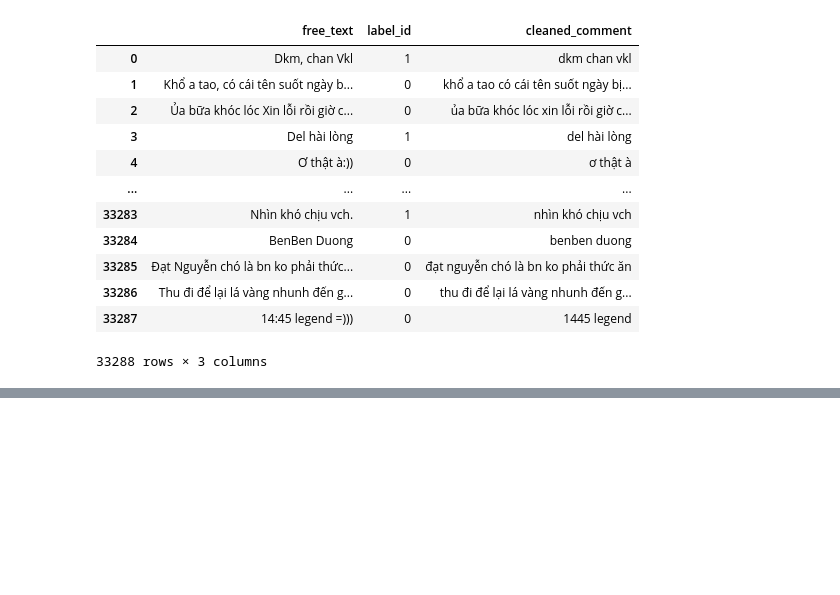
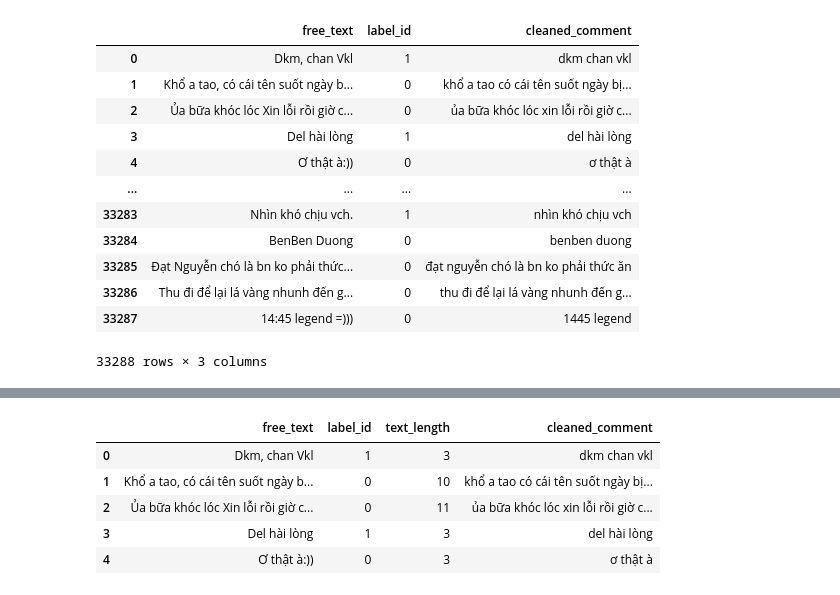
Before and after one commit to DuyMinhDo/Vietnamese-Hate-Speech-Detection, a Jupyter notebook: notebooks/EDA.ipynb, the cells around one changed output, grey strips where cells are left out. Saved outputs shown, nothing was run; the diff lists cells and outputs as text; code cells hidden in the pictures; blank space fills up the shorter version.

```diff
--- a/notebooks/EDA.ipynb
+++ b/notebooks/EDA.ipynb
@@ -523,0 +537,9 @@ train_balanced[['free_text', 'label_id', 'cleaned_comment']]
+# %%
+train_df.head()
+# %% [output]
+|  | free_text | label_id | text_length | cleaned_comment |
+| 0 | Dkm, chan Vkl | 1 | 3 | dkm chan vkl |
+| 1 | Khổ a tao, có cái tên suốt ngày b... | 0 | 10 | khổ a tao có cái tên suốt ngày bị... |
+| 2 | Ủa bữa khóc lóc Xin lỗi rồi giờ c... | 0 | 11 | ủa bữa khóc lóc xin lỗi rồi giờ c... |
+| 3 | Del hài lòng | 1 | 3 | del hài lòng |
+| 4 | Ơ thật à:)) | 0 | 3 | ơ thật à |
```
Also changed, not shown: parts of 8 cells of this notebook, 1 other file.
